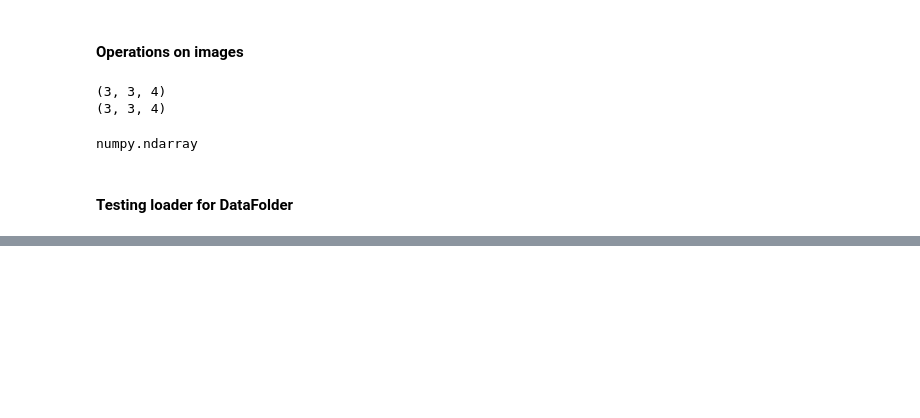
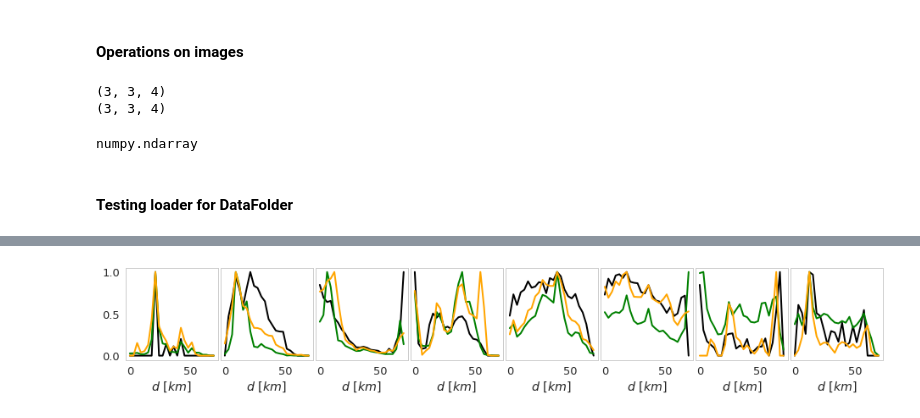
Before and after one commit to adrianalbert/citygan, a Jupyter notebook: experiments/scratch & testing.ipynb, the cells around one changed output, grey strips where cells are left out. Drawn from its saved outputs; the diff is of its cells as text; code cells hidden in the pictures; blank space fills up the shorter version.

```diff
--- a/experiments/scratch & testing.ipynb
+++ b/experiments/scratch & testing.ipynb
@@ -198,0 +233,35 @@ ndarr = save_image_channels(dat, filename="./bla.png", ncol=10, padding=10, take
+# %%
+cities = []
+for i in range(8):
+    M = dat[i,:3].numpy().transpose((1,2,0))
+    water = dat[i,3].numpy() == 0
+    bounds = dat[i,4].numpy()
+    cities += [City(M, name="S%d"%i,
+                    mask=None, bounds=bounds,
+                    sources=["built", "pop", "lum"])]
+
+colormap = {"built":"black", "pop":"green", "lum":"orange", "all":"blue"}
+import seaborn as sns
+sns.set_style("whitegrid", {'axes.grid' : False})
+
+# using radial estimation method
+sns.set_context("notebook", font_scale=1.3)
+fig, ax = plt.subplots(1,8, figsize=(16,2),
+                       gridspec_kw={"wspace":0.03, "hspace":0.25},
+                       sharex=True, sharey=True)
+
+
+for i,city in enumerate(cities):
+    profiles = city.compute_profile(method="radial", step=2, scale=False)
+
+    L = len(profiles.values()[0][0])
+    xlabels = np.arange(L) * 0.75 * 4
+
+    for c,p in profiles.iteritems():
+        s = np.nanmax(p[0])
+        s = 1 if s == 0 else s
+        ax[i].plot(xlabels, p[0] / s, label=c, lw=2, color=colormap[c])
+    # ax[i].legend(loc="best")
+    ax[i].set_xlabel("$d \ [km]$")
+# %% [output]
+[figure, added]
```
Also changed, not shown: parts of 14 cells of this notebook, 2 other files.
